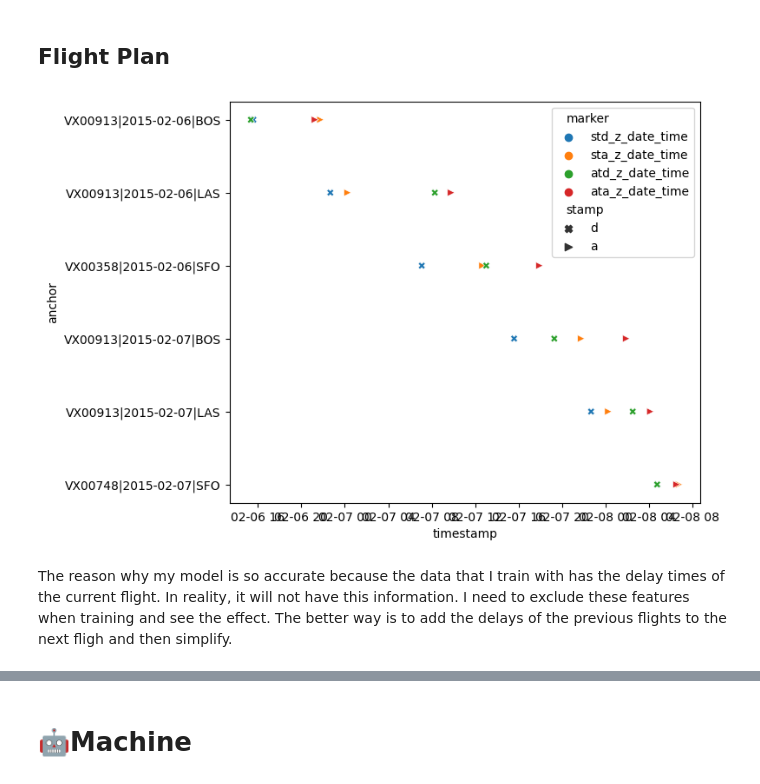
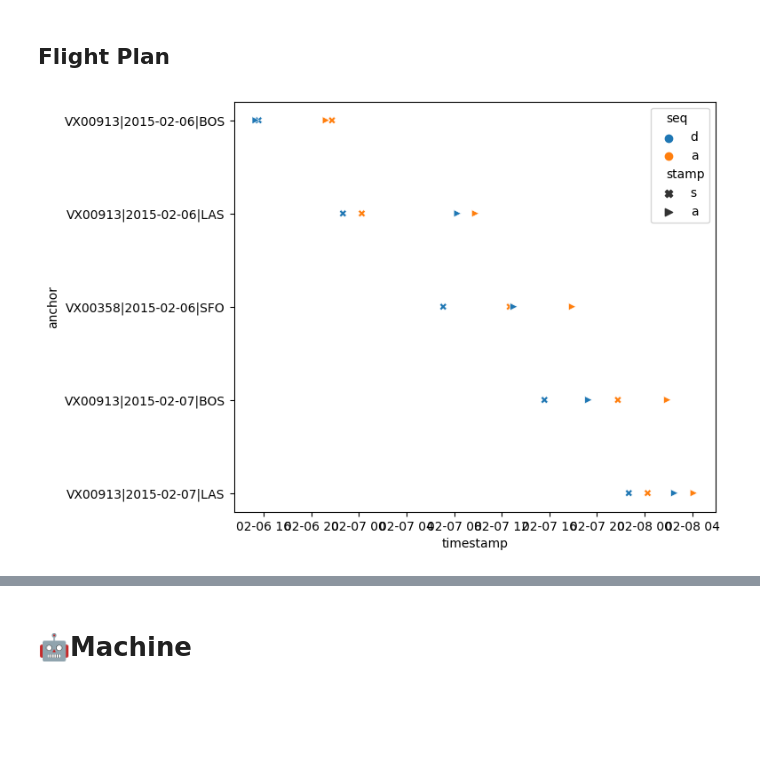
Before and after one commit to cmd-master/airline, a Jupyter notebook: airline-delays.ipynb, the cells around one changed output, grey strips where cells are left out. Drawn from its saved outputs; the diff is of its cells as text; code cells hidden in the pictures; blank space fills up the shorter version.

Commit message:
Kaggle Notebook | USA Airline On Time Performance | Version 66

```diff
--- a/airline-delays.ipynb
+++ b/airline-delays.ipynb
@@ -59,6 +71,10 @@ df = pd.read_csv('/kaggle/input/flight-delays/flights.csv') ## Raw
 airl = pd.read_csv('/kaggle/input/flight-delays/airlines.csv')
 airp = pd.read_csv('/kaggle/input/airport-timezone/airports_timezone.csv')
 timezone = dict(zip(airp['iata_code'], airp['timezone'].apply(lambda x: pytz.timezone(x)) ))
+
+airportcode = airportsdata.load()
+airportcode = pd.DataFrame(airportcode).T
+airportcode = dict(zip(airportcode['iata'], airportcode['icao']))
 # %%
 ## Get Timezones
 def getTimezone(latlon):
@@ -158,16 +191,19 @@ def convertUTC(a):
 # %%
-## Execute
+# Execute
 
-## processAirports('/kaggle/input/flight-delays/airports.csv', index=False) ## Process this once, then save.
+### processAirports('/kaggle/input/flight-delays/airports.csv', index=False) ## Process this once, then save.
 df = cleanData(df)
 
 iatacodes = getIata(df) ## Detour. Get Iata codes for missing stations on October.
 iatacodes['10577'] = 'BGM' ## Manually added these flights because they are new for October.
 iatacodes['10666'] = 'BLI'
 
-df = mapData(df, timezone, iatacodes)
+df = mapData(df, timezone, iatacodes, airportcode)
 df = convertUTC(df)
-## df.drop(['orig_timezone', 'dest_timezone'], axis=1, inplace=True) ## Drop these before to_parquet.
+df = getWeather(df)
+df.drop(['orig_timezone', 'dest_timezone'], axis=1, inplace=True) ## Drop these before to_parquet.
+
+# df.to_parquet('df.parquet', engine='pyarrow')
 # %%
 ### Organize
 dly = [x for x in df.columns if 'delay' in x]
@@ -230,28 +267,26 @@ plt.title('Average On-Time Flights by Airline');
 # %% [markdown]
 ## Flight Plan
 # %%
-vx = df.query('airline=="VX"')
-g = vx.query('tail_number == "N361VA"')
-g = g.query('"2015-02-06" <= std_ls_date <= "2015-02-07"')
+g = df.query('airline=="VX"')
+g = g.query('tail_number == "N361VA"')
+g = g.query('"2015-02-06" <= std_z_date <= "2015-02-07"')
 g = g.loc[~g['departure_delay'].isnull()]
 g = g[[
     'anchor'
     ,'std_z_date_time'
    , 'sta_z_date_time'
    , 'atd_z_date_time'
    , 'ata_z_date_time'
       ]]
 
 g = pd.melt(g, id_vars='anchor', var_name='marker', value_name='timestamp')
-g['stamp'] = g['marker'].str[2:3]
-g
+g['stamp'] = g['marker'].str[0]
+g['seq'] = g['marker'].str[2:3]
 fig, ax = plt.subplots(figsize=(7,6))
-sns.scatterplot (g, x='timestamp', y='anchor'
-                 , hue='marker'
+sns.scatterplot(g, x='timestamp', y='anchor'
+                 , hue='seq'
                  , style='stamp'
-                 , markers={'d': 'X', 'a': '>'}
+                 , markers={'s': 'X', 'a': '>'}
                  , ax=ax);
 # %% [output]
-[figure, old version]
+[figure, new version]
-# %% [markdown]
-The reason why my model is so accurate because the data that I train with has the delay times of the current flight. In reality, it will not have this information. I need to exclude these features when training and see the effect. The better way is to add the delays of the previous flights to the next fligh and then simplify.
```
Also changed, not shown: parts of 17 cells of this notebook.
